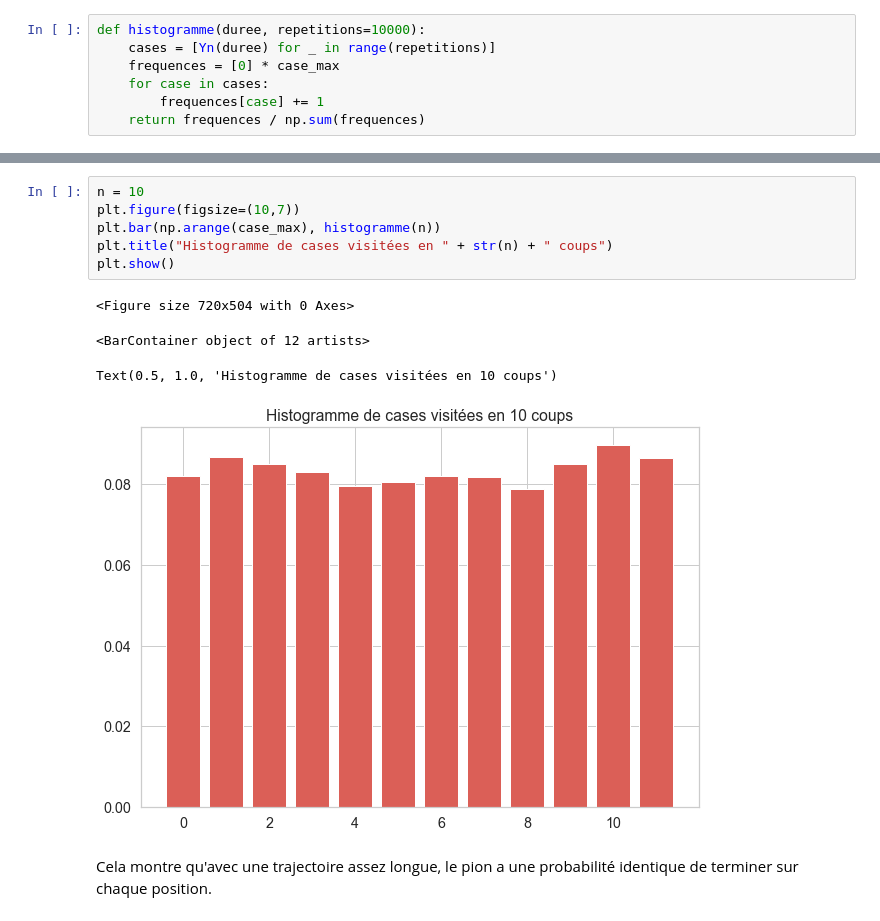
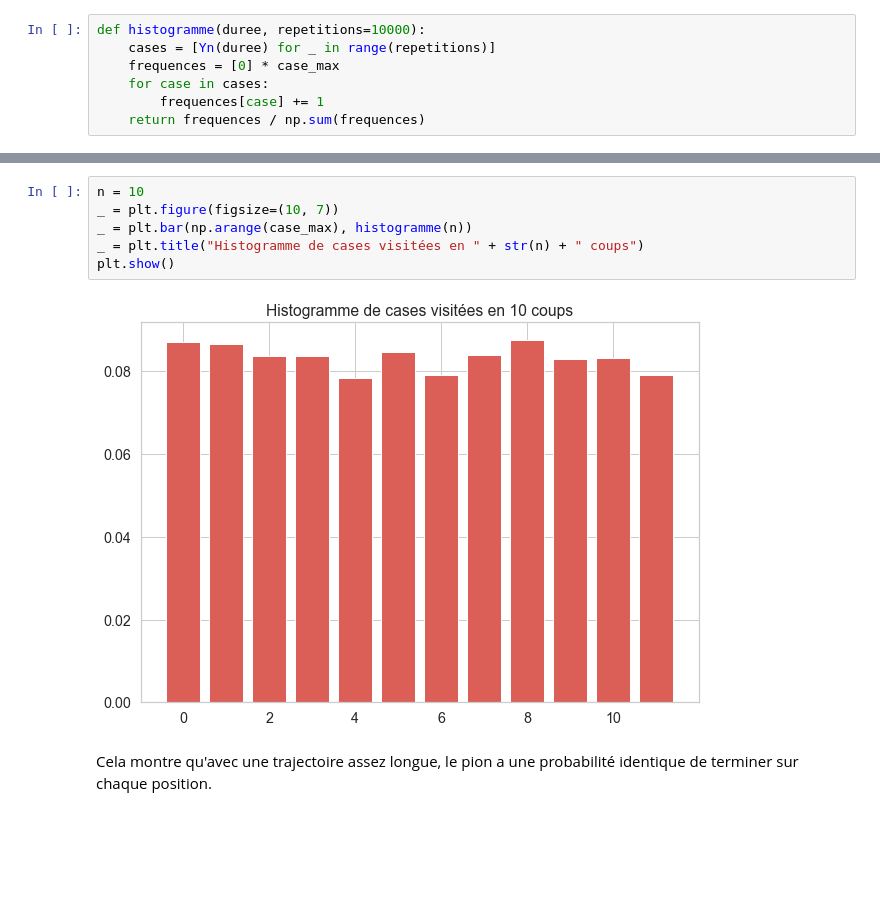
Before and after one commit to Naereen/Tutoriel-notebooks-Jupyter-a-Didapro-8-Lille-fevrier-2020, a Jupyter notebook: Introduction aux notebooks Jupyter.ipynb, the cells around one changed output, grey strips where cells are left out. Drawn from its saved outputs; the diff is of its cells as text; blank space fills up the shorter version.

```diff
--- a/Introduction aux notebooks Jupyter.ipynb
+++ b/Introduction aux notebooks Jupyter.ipynb
@@ -223,14 +234,11 @@ Text(0.5, 1.0, 'Histogramme de cases visitées en 1 coups')
 # %%
 n = 10
-plt.figure(figsize=(10,7))
-plt.bar(np.arange(case_max), histogramme(n))
-plt.title("Histogramme de cases visitées en " + str(n) + " coups")
+_ = plt.figure(figsize=(10, 7))
+_ = plt.bar(np.arange(case_max), histogramme(n))
+_ = plt.title("Histogramme de cases visitées en " + str(n) + " coups")
 plt.show()
 # %% [output]
-<Figure size 720x504 with 0 Axes>
-<BarContainer object of 12 artists>
-Text(0.5, 1.0, 'Histogramme de cases visitées en 10 coups')
-[figure, old version]
+[figure, new version]
 # %% [markdown]
 Cela montre qu'avec une trajectoire assez longue, le pion a une probabilité identique de terminer sur chaque position.
 # %%
```
Also changed, not shown: parts of 26 cells of this notebook, 2 other files.
